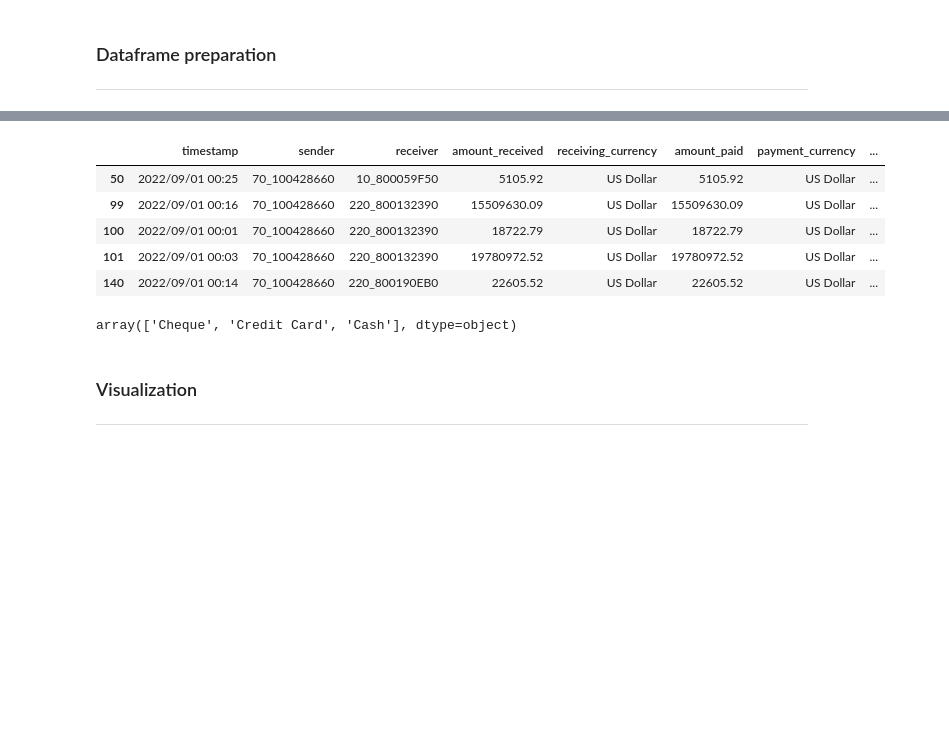
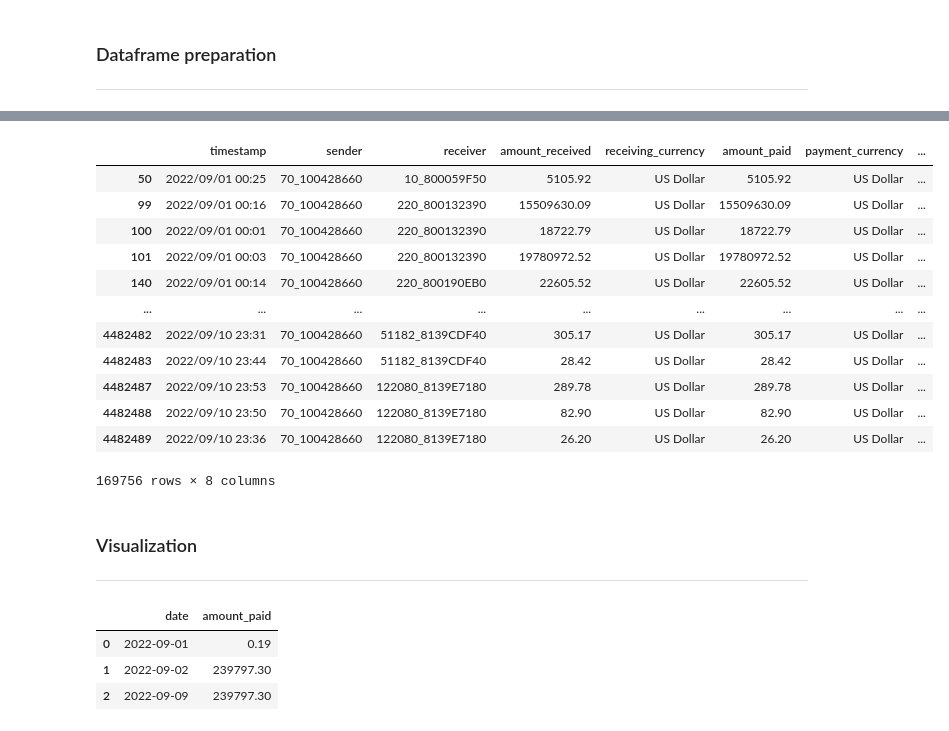
Before and after one commit to fernandocfbf/anti-money-laundering-analysis, a Jupyter notebook: profile_analysis.ipynb, the cells around one changed output, grey strips where cells are left out. Saved outputs shown, nothing was run; the diff lists cells and outputs as text; code cells hidden in the pictures; blank space fills up the shorter version.

```diff
--- a/profile_analysis.ipynb
+++ b/profile_analysis.ipynb
@@ -34,18 +44,21 @@ account_id = '70_100428660'
 # %%
 transactions_df = transactions_df.query("sender == @account_id or receiver == @account_id")
 # %%
-transactions_df.head()
+transactions_df
 # %% [output]
 |  | timestamp | sender | receiver | amount_received | receiving_currency | amount_paid | payment_currency | ... |
 | 50 | 2022/09/01 00:25 | 70_100428660 | 10_800059F50 | 5105.92 | US Dollar | 5105.92 | US Dollar | ... |
 | 99 | 2022/09/01 00:16 | 70_100428660 | 220_800132390 | 15509630.09 | US Dollar | 15509630.09 | US Dollar | ... |
 | 100 | 2022/09/01 00:01 | 70_100428660 | 220_800132390 | 18722.79 | US Dollar | 18722.79 | US Dollar | ... |
 | 101 | 2022/09/01 00:03 | 70_100428660 | 220_800132390 | 19780972.52 | US Dollar | 19780972.52 | US Dollar | ... |
 | 140 | 2022/09/01 00:14 | 70_100428660 | 220_800190EB0 | 22605.52 | US Dollar | 22605.52 | US Dollar | ... |
+| ... | ... | ... | ... | ... | ... | ... | ... | ... |
+| 4482482 | 2022/09/10 23:31 | 70_100428660 | 51182_8139CDF40 | 305.17 | US Dollar | 305.17 | US Dollar | ... |
+| 4482483 | 2022/09/10 23:44 | 70_100428660 | 51182_8139CDF40 | 28.42 | US Dollar | 28.42 | US Dollar | ... |
+| 4482487 | 2022/09/10 23:53 | 70_100428660 | 122080_8139E7180 | 289.78 | US Dollar | 289.78 | US Dollar | ... |
+| 4482488 | 2022/09/10 23:50 | 70_100428660 | 122080_8139E7180 | 82.90 | US Dollar | 82.90 | US Dollar | ... |
+| 4482489 | 2022/09/10 23:36 | 70_100428660 | 122080_8139E7180 | 26.20 | US Dollar | 26.20 | US Dollar | ... |
+169756 rows × 8 columns
-# %%
-transactions_df.payment_format.unique()
-# %% [output]
-array(['Cheque', 'Credit Card', 'Cash'], dtype=object)
 # %% [markdown]
 ### Visualization
 ---
@@ -73,0 +71,7 @@ fig.show()
+# %%
+received_transactions
+# %% [output]
+|  | date | amount_paid |
+| 0 | 2022-09-01 | 0.19 |
+| 1 | 2022-09-02 | 239797.30 |
+| 2 | 2022-09-09 | 239797.30 |
```
Also changed, not shown: parts of 7 cells of this notebook, 6 other files.
